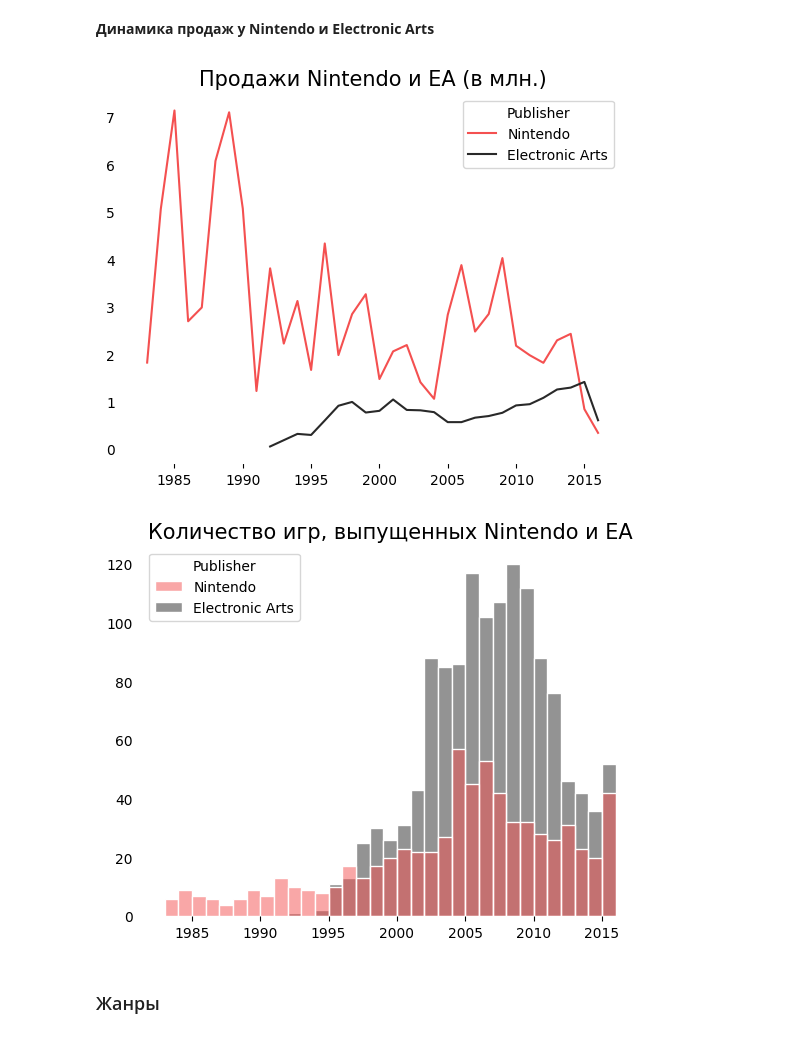
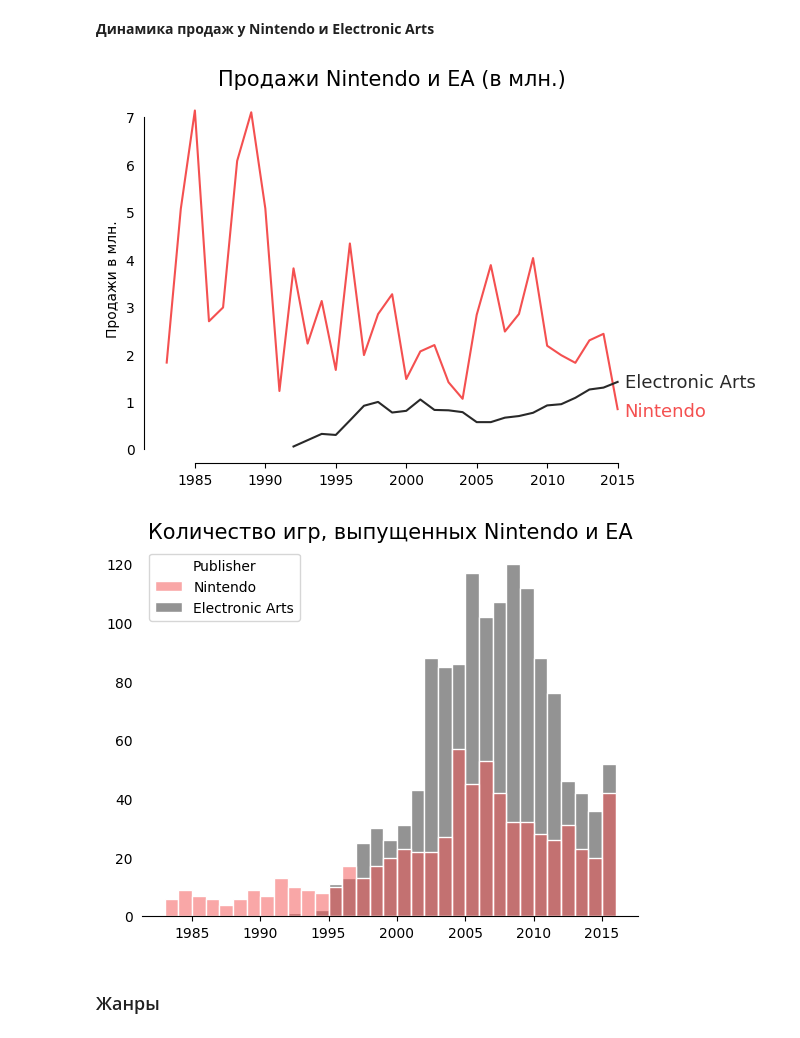
Before and after one commit to ekhavronina/data_analytics, a Jupyter notebook: video_games/video_game_sales_reboot.ipynb, the cells around one changed output. Saved outputs shown, nothing was run; the diff lists cells and outputs as text; code cells hidden in the pictures.

```diff
--- a/video_games/video_game_sales_reboot.ipynb
+++ b/video_games/video_game_sales_reboot.ipynb
@@ -204,7 +204,7 @@ games[games['Global_Sales'] == games['Global_Sales'].max()]
 # Стиль графиков
 sns.set_style({'axes.grid': False,
                'axes.facecolor': 'white',                        # цвет фона
-#                'patch.edgecolor': 'w',                         # цвет границ, и так дефолтный
+               'patch.edgecolor': 'white',                       # цвет границ
                'ytick.left': False                               # "-" после показателя
               })
 
@@ -217,7 +217,7 @@ sns.histplot(data=games,
 #              edgecolor='white'
             )
 
-sns.despine(left=True, bottom=True)                              # убирает границы
+sns.despine(left=True, bottom=False, trim=True)                # убирает границы
 plt.title('Количество игр по годам', fontdict={'fontsize': 14})
 plt.xlabel(None)
 plt.ylabel(None)
@@ -405,22 +391,27 @@ FIFA 16, самая продаваемая игра Electronic Arts на пер
 # %%
 games_nintendo_ea = games[games['Publisher'].isin(['Nintendo', 'Electronic Arts'])]
 
-sns.lineplot(data=games_nintendo_ea,
-             x='Year',
-             y='Global_Sales',
-             hue='Publisher',
-             ci=None,
-             palette=nintendo_ea_palette
-            )
+ax = sns.lineplot(data=games_nintendo_ea[games_nintendo_ea['Year']<2016],
+                  x='Year',
+                  y='Global_Sales',
+                  hue='Publisher',
+                  ci=None,
+                  palette=nintendo_ea_palette,
+                  legend=False
+                 )
 
-sns.despine(left=False, bottom=False)
+# вместо легенды добавляю подписи права:
+ax.text(2015.5, 1.3, 'Electronic Arts', color=nintendo_ea_palette['Electronic Arts'], fontsize=13)
+ax.text(2015.5, 0.7, 'Nintendo', color=nintendo_ea_palette['Nintendo'], fontsize=13)
+
+sns.despine(left=False, bottom=False, trim=True)
 plt.title('Продажи Nintendo и EA (в млн.)', fontdict={'fontsize': 15})
 plt.xlabel(None)
-plt.ylabel(None)
+plt.ylabel('Продажи в млн.')
 
 plt.show()
 # %% [output]
-[figure, old version]
+[figure, new version]
 # %%
 sns.histplot(data=games_nintendo_ea,
              x='Year',
@@ -430,14 +421,14 @@ sns.histplot(data=games_nintendo_ea,
              palette=nintendo_ea_palette
             )
 
-sns.despine(left=True, bottom=True)
+sns.despine(left=True, bottom=False)
 plt.title('Количество игр, выпущенных Nintendo и EA', fontdict={'fontsize': 15})
 plt.xlabel(None)
 plt.ylabel(None)
 
 plt.show()
 # %% [output]
-[figure, old version]
+[figure, new version]
 # %% [markdown]
 ### Жанры
 # %%
```
Also changed, not shown: parts of 6 cells of this notebook.
